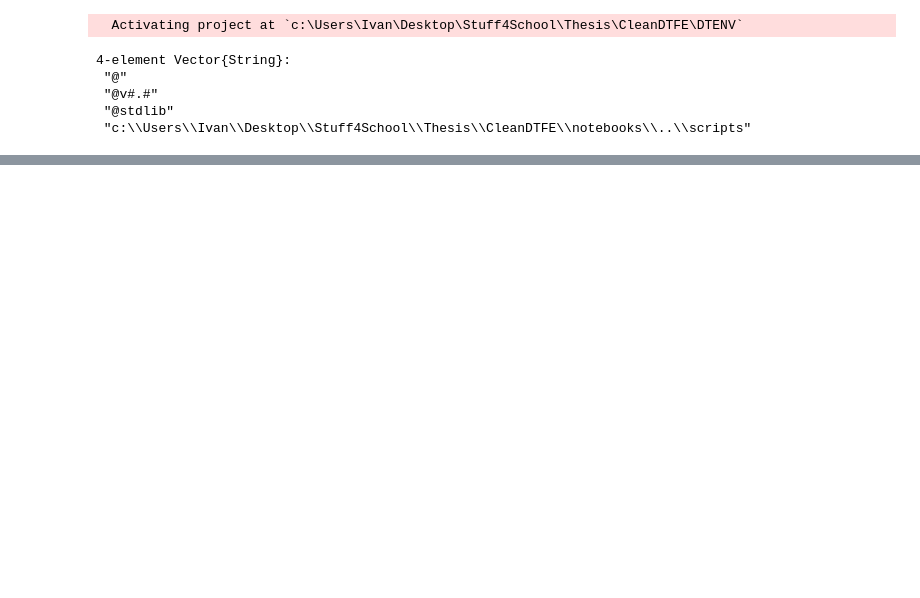
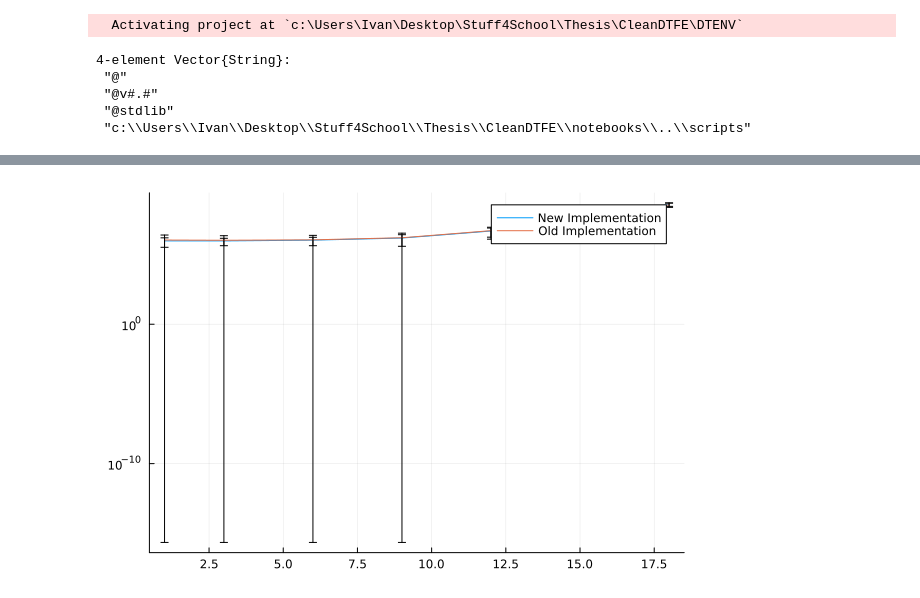
Before and after one commit to ispirovjr/CosmoDTFE.jl, a Jupyter notebook: notebooks/UpgradingBVH.ipynb, the cells around one changed output, grey strips where cells are left out. Cells and saved outputs as stored; diff of their text form; code cells hidden in the pictures; blank space fills up the shorter version.

```diff
--- a/notebooks/UpgradingBVH.ipynb
+++ b/notebooks/UpgradingBVH.ipynb
@@ -115,0 +214,18 @@ end
+# %%
+timeClassic = []
+errClassic = []
+
+T = [1,3,6,9,12,15,18]
+
+for t in T
+    bench = @benchmarkable BVHOld(simplices,$t)
+    stats = run(bench)
+    push!(timeClassic,mean(stats).time)
+    push!(errClassic,std(stats).time)
+end
+# %%
+plot = Plots.plot(T,timeNew,yerr=errNew,yscale=:log10,label="New Implementation")
+Plots.plot!(T,timeClassic,yerr=errClassic,yscale=:log10,label="Old Implementation")
+plot
+# %% [output]
+[figure, added]
```
Also changed, not shown: parts of 8 cells of this notebook, 1 other file.
